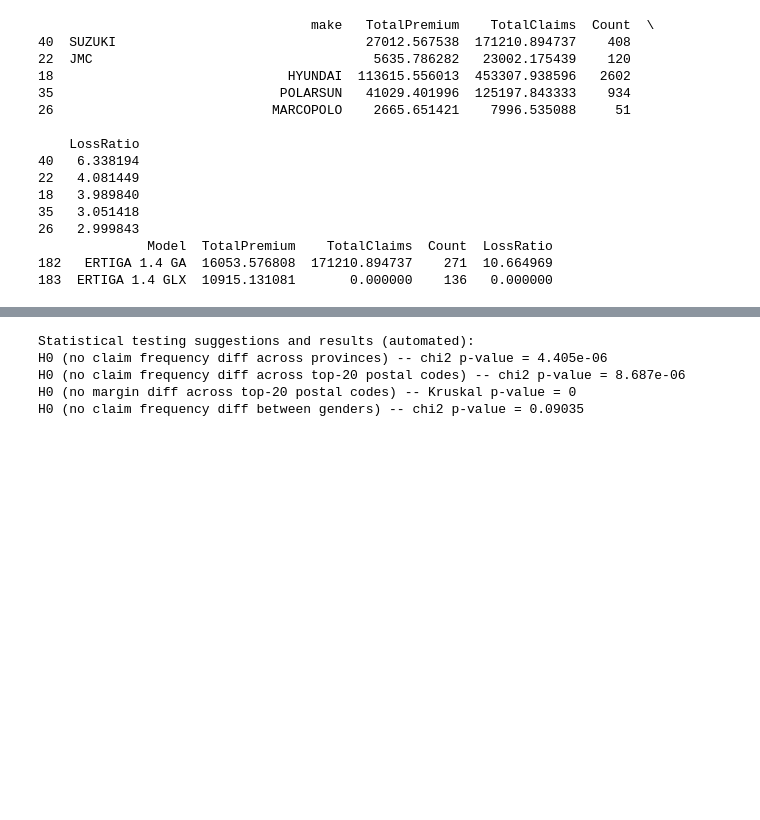
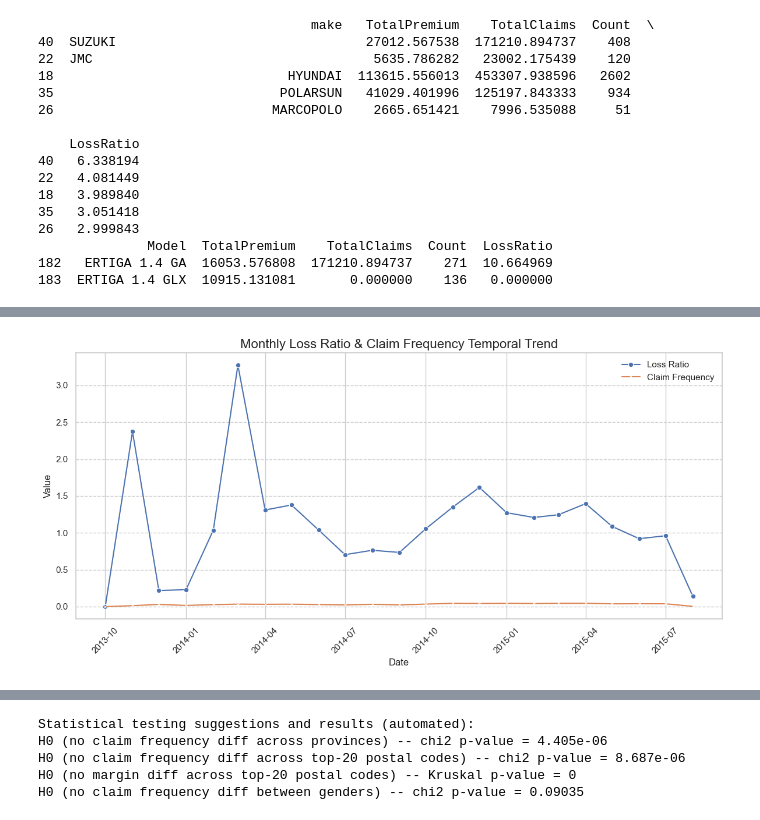
Before and after one commit to nathanaeldereje/ACIS-insurance-risk-analytics, a Jupyter notebook: notebooks/01_data_understanding_eda.ipynb, the cells around one changed output, grey strips where cells are left out. Drawn from its saved outputs; the diff is of its cells as text; code cells hidden in the pictures; blank space fills up the shorter version.

```diff
--- a/notebooks/01_data_understanding_eda.ipynb
+++ b/notebooks/01_data_understanding_eda.ipynb
@@ -182,0 +266,21 @@ TypeError: Invalid object type at position 0
+# %%
+# -------------------------
+# 3. Temporal Trends: Monthly LossRatio and ClaimFrequency
+# -------------------------
+monthly['TransactionMonth_dt'] = monthly['TransactionYearMonth'].dt.to_timestamp()
+
+# 2. Plotting (using the newly created TransactionMonth_dt column)
+plt.figure(figsize=(12, 6))
+sns.lineplot(x='TransactionMonth_dt', y='LossRatio', data=monthly, marker='o', label='Loss Ratio')
+sns.lineplot(x='TransactionMonth_dt', y='ClaimFrequency', data=monthly, marker='x', label='Claim Frequency')
+
+plt.title('Monthly Loss Ratio & Claim Frequency Temporal Trend', fontsize=16)
+plt.xlabel('Date') # Change label to reflect the actual date/time data
+plt.ylabel('Value')
+plt.xticks(rotation=45)
+plt.legend()
+plt.grid(axis='y', linestyle='--')
+plt.tight_layout()
+plt.show()
+# %% [output]
+[figure, added]
```
Also changed, not shown: parts of 10 cells of this notebook.
